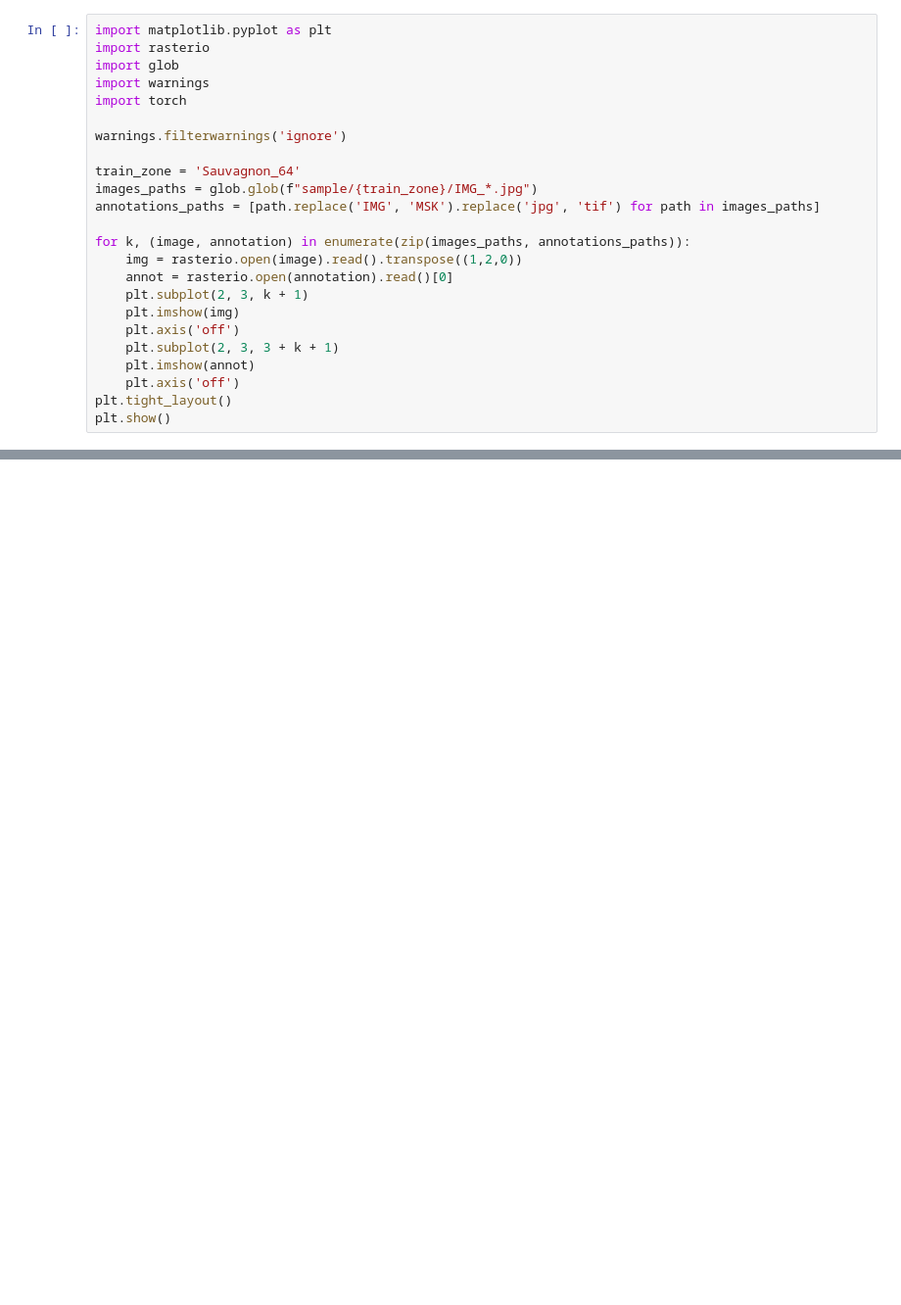
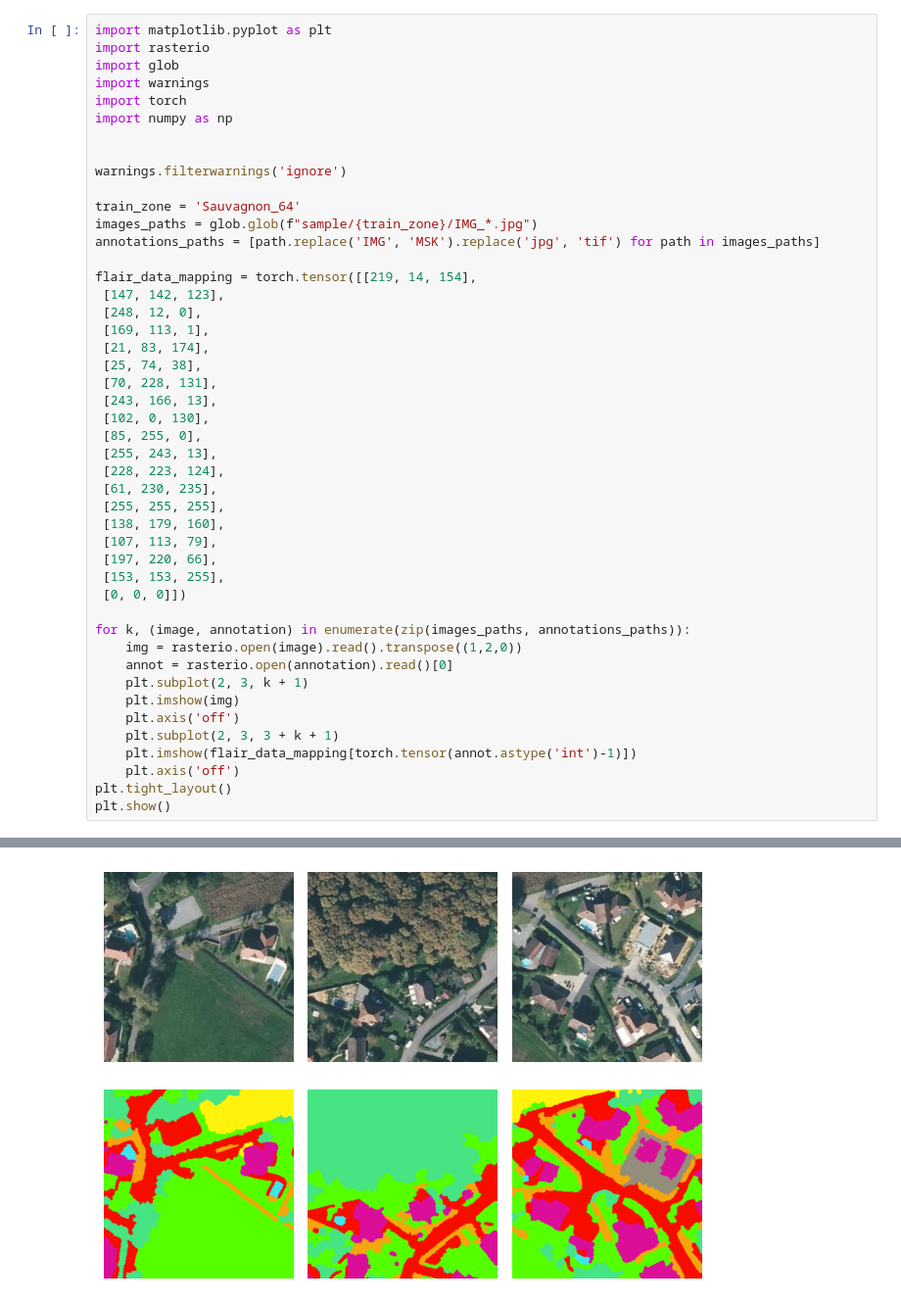
Before and after one commit to ElliotVincent/ocs-ia-tutoriel, a Jupyter notebook: main.ipynb, the cells around one changed output, grey strips where cells are left out. Shown at 98% size. Saved outputs shown, nothing was run; the diff lists cells and outputs as text; blank space fills up the shorter version.

```diff
--- a/main.ipynb
+++ b/main.ipynb
@@ -4,12 +4,34 @@ import rasterio
 import glob
 import warnings
 import torch
+import numpy as np
+
 
 warnings.filterwarnings('ignore')
 
 train_zone = 'Sauvagnon_64'
 images_paths = glob.glob(f"sample/{train_zone}/IMG_*.jpg")
 annotations_paths = [path.replace('IMG', 'MSK').replace('jpg', 'tif') for path in images_paths]
+
+flair_data_mapping = torch.tensor([[219, 14, 154],
+ [147, 142, 123],
+ [248, 12, 0],
+ [169, 113, 1],
+ [21, 83, 174],
+ [25, 74, 38],
+ [70, 228, 131],
+ [243, 166, 13],
+ [102, 0, 130],
+ [85, 255, 0],
+ [255, 243, 13],
+ [228, 223, 124],
+ [61, 230, 235],
+ [255, 255, 255],
+ [138, 179, 160],
+ [107, 113, 79],
+ [197, 220, 66],
+ [153, 153, 255],
+ [0, 0, 0]])
 
 for k, (image, annotation) in enumerate(zip(images_paths, annotations_paths)):
     img = rasterio.open(image).read().transpose((1,2,0))
@@ -18,7 +40,7 @@ for k, (image, annotation) in enumerate(zip(images_paths, annotations_paths)):
     plt.imshow(img)
     plt.axis('off')
     plt.subplot(2, 3, 3 + k + 1)
-    plt.imshow(annot)
+    plt.imshow(flair_data_mapping[torch.tensor(annot.astype('int')-1)])
     plt.axis('off')
 plt.tight_layout()
 plt.show()
@@ -26,0 +48 @@ ModuleNotFoundError: No module named 'torch'
+[figure, added]
```
Also changed, not shown: parts of 8 cells of this notebook.
